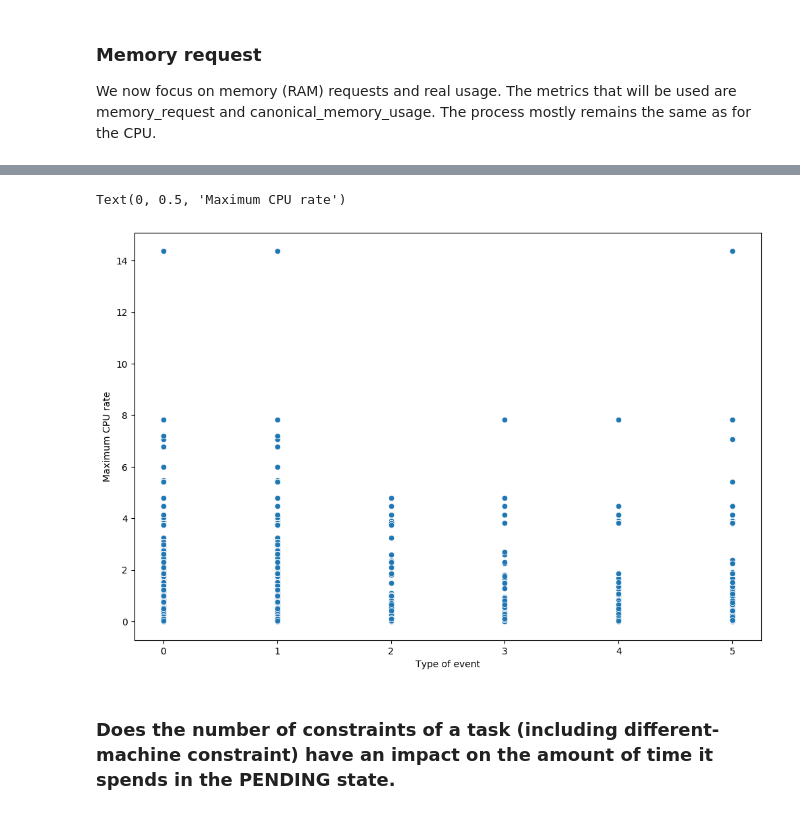
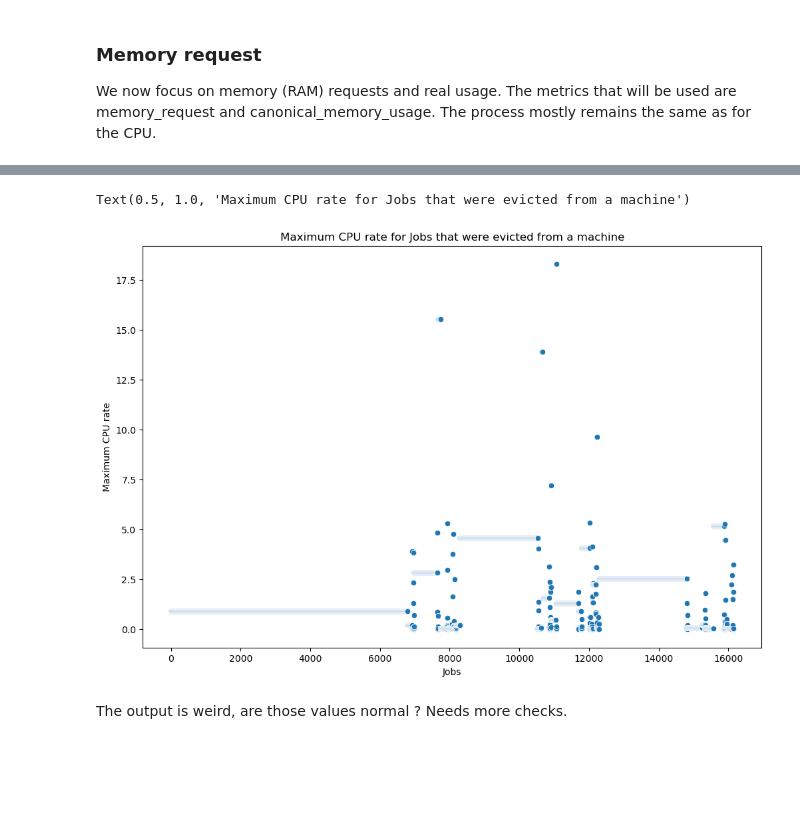
Before and after one commit to templierw/spark_lab, a Jupyter notebook: lab.ipynb, the cells around one changed output, grey strips where cells are left out. Saved outputs shown, nothing was run; the diff lists cells and outputs as text; code cells hidden in the pictures; blank space fills up the shorter version.

```diff
--- a/lab.ipynb
+++ b/lab.ipynb
@@ -435,14 +435,21 @@ max_cpu_task = task_usage.select(['job_id', 'maximum_cpu_rate'])\
                          .mapValues(lambda x: float(x))\
                          .reduceByKey(max)
 # %%
-te = task_events.select(['job_id', 'event_type'])
-max_cpu_evt = te.join(max_cpu_task).map(lambda x: (int(x[1][0]), x[1][1])).collect()
+# Select the jobs that were evicted
+filtered_task_events = task_events.select(['job_id', 'event_type']).filter(lambda x: x[1] == '2')
+
+# Join both RDD to have the maximum CPU rate for each evicted job
+max_cpu_evt = filtered_task_events.join(max_cpu_task).map(lambda x: (x[0], x[1][1])).collect()
 # %%
-g = sns.scatterplot(x=[x[0] for x in max_cpu_evt], y=[x[1] for x in max_cpu_evt])
-g.set_xlabel("Type of event")
+# Show the maximum CPU rate for each evicted job
+g = sns.scatterplot(x=np.arange(len(max_cpu_evt)), y=[x[1] for x in max_cpu_evt])
+
+g.set_xlabel("Jobs")
 g.set_ylabel("Maximum CPU rate")
+
+g.set_title("Maximum CPU rate for Jobs that were evicted from a machine")
 # %% [output]
-Text(0, 0.5, 'Maximum CPU rate')
+Text(0.5, 1.0, 'Maximum CPU rate for Jobs that were evicted from a machine')
-[figure, old version]
+[figure, new version]
-# %% [markdown]
-### Does the number of constraints of a task (including different-machine constraint) have an impact on the amount of time it spends in the PENDING state.
+# %% [markdown]
+The output is weird, are those values normal ? Needs more checks.
```
Also changed, not shown: parts of 51 cells of this notebook, 2 other files.
